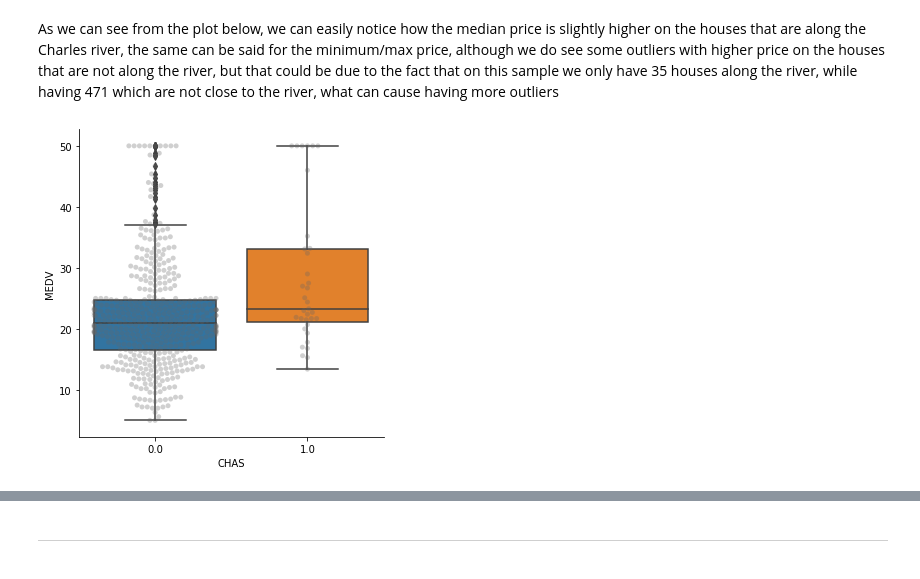
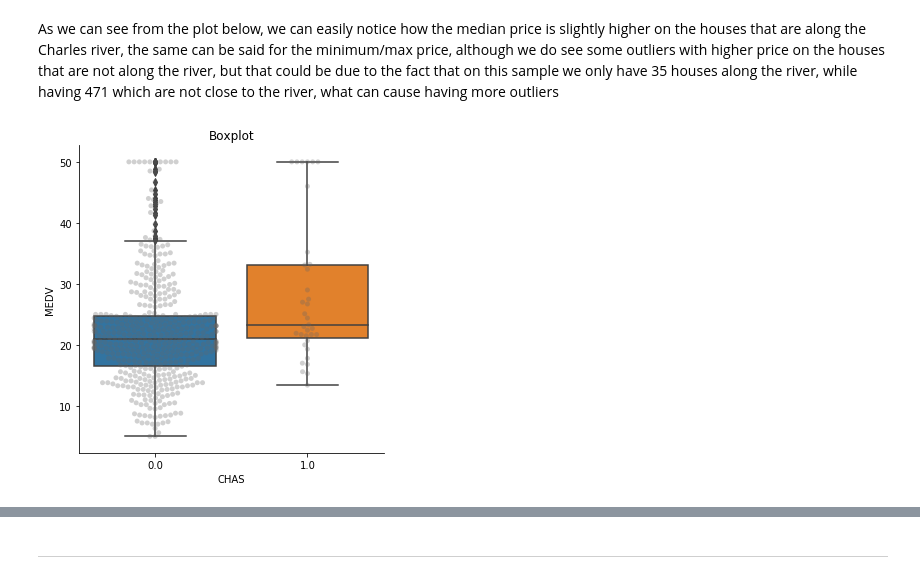
Before and after one commit to strokk/machine-learning-project-2019, a Jupyter notebook: boston-housing.ipynb, the cells around one changed output, grey strips where cells are left out. Cells and saved outputs as stored; diff of their text form; code cells hidden in the pictures.

```diff
--- a/boston-housing.ipynb
+++ b/boston-housing.ipynb
@@ -324,9 +317,11 @@ The median price for houses far from the river in $1000's is: $20.90
 As we can see from the plot below, we can easily notice how the median price is slightly higher on the houses that are along the Charles river, the same can be said for the minimum/max price, although we do see some outliers with higher price on the houses that are not along the river, but that could be due to the fact that on this sample we only have 35 houses along the river, while having 471 which are not close to the river, what can cause having more outliers
 # %%
 # A boxplot and also a swarm plot so we can see all data in the background
+
 sns.catplot(x="CHAS", y="MEDV", data=df, kind="box")
 sns.swarmplot(x="CHAS", y="MEDV", data=df, color=".40", alpha=0.3)
+plt.title('Boxplot')
 plt.show()
 # CHAS 0 means far from the river, and 1 close to ther river
 # %% [output]
-[figure, old version]
+[figure, new version]
```
Also changed, not shown: parts of 33 cells of this notebook.
